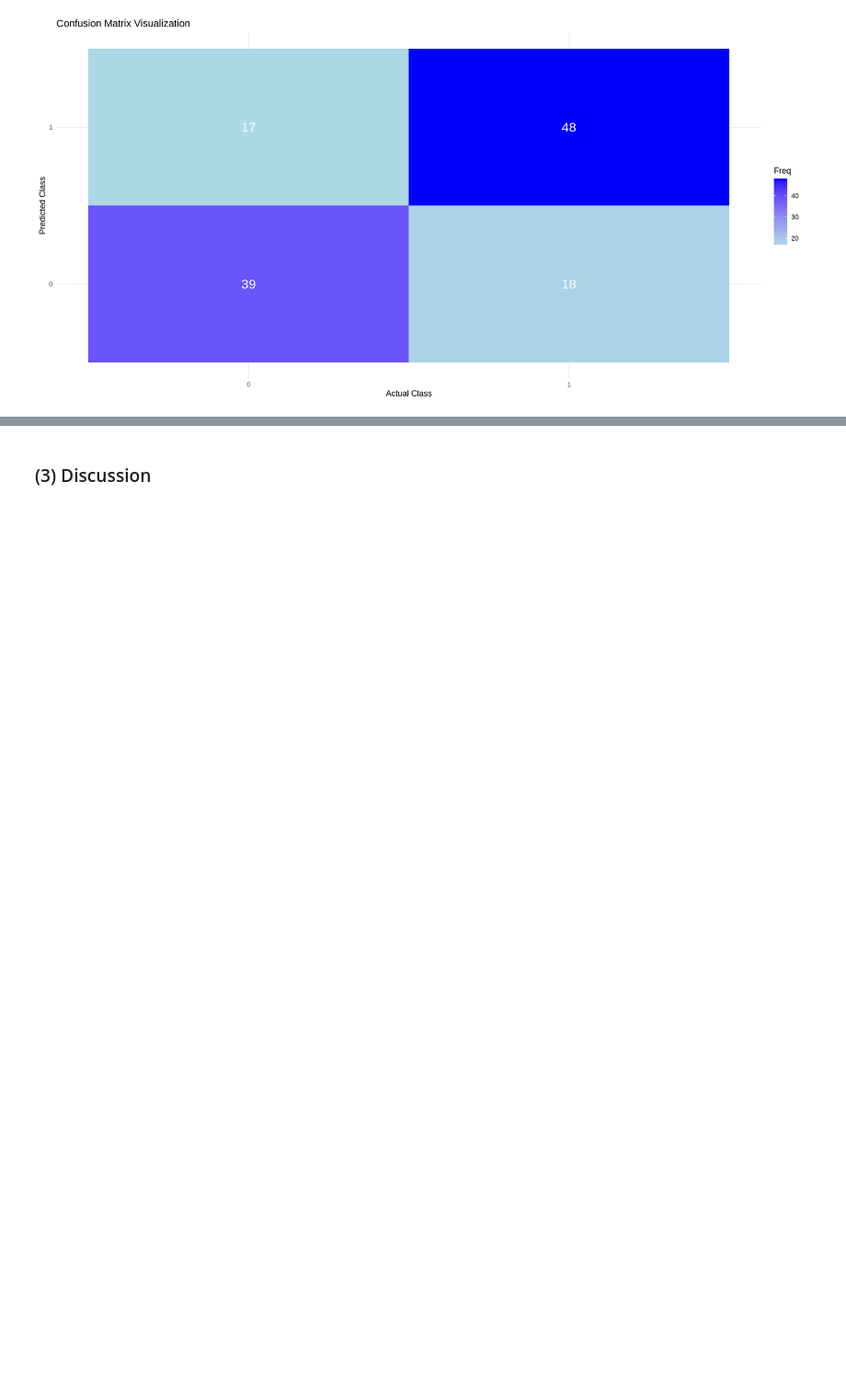
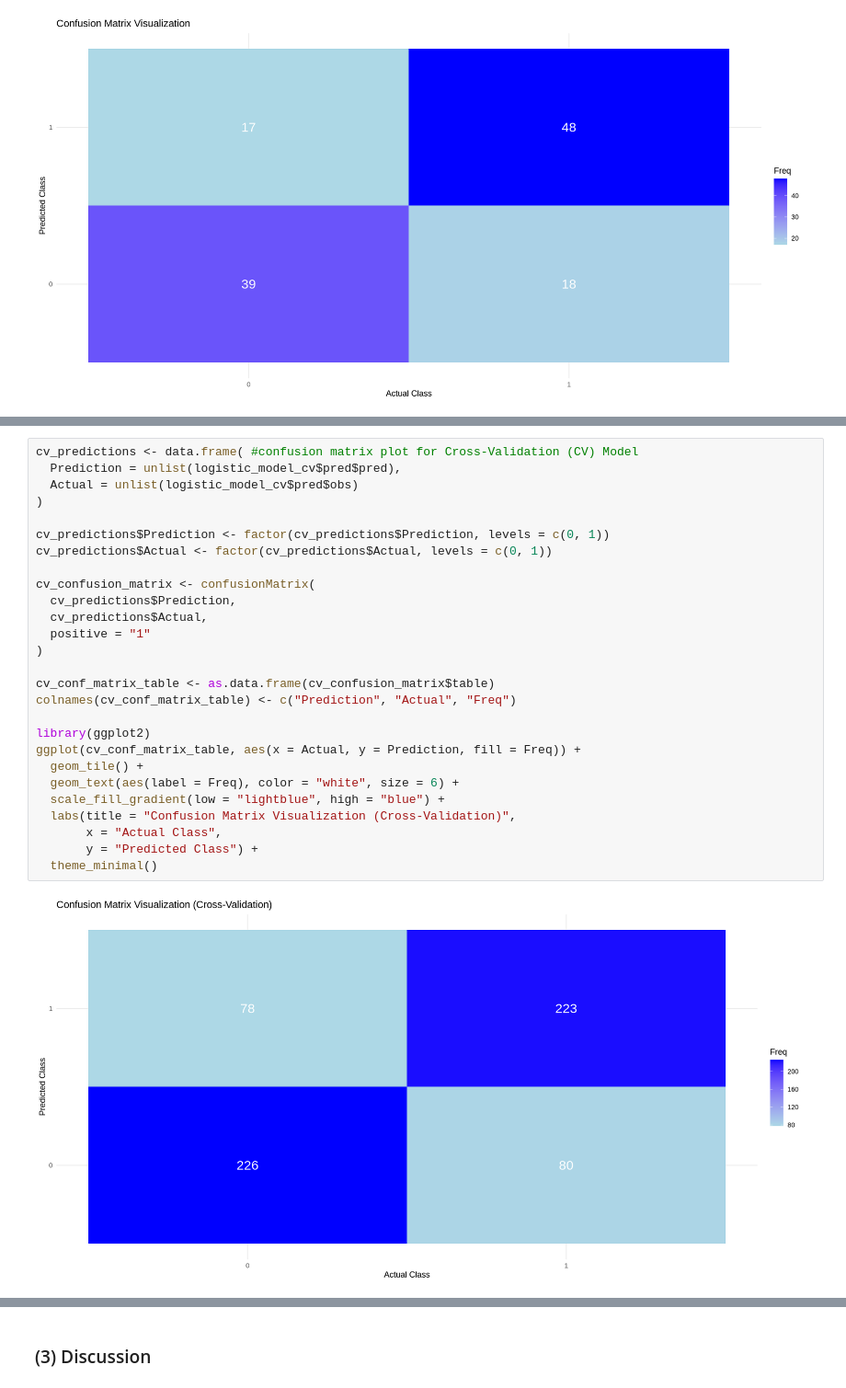
Before and after one commit to Gurman-Bal/Stat301, a Jupyter notebook: Final Report.ipynb, the cells around one changed output, grey strips where cells are left out. Shown at 92% size. Saved outputs shown, nothing was run; the diff lists cells and outputs as text; blank space fills up the shorter version.

```diff
--- a/Final Report.ipynb
+++ b/Final Report.ipynb
@@ -308,3 +315,32 @@ ggplot(conf_matrix_table, aes(x = Actual, y = Prediction, fill = Freq)) +
+# %%
+cv_predictions <- data.frame( #confusion matrix plot for Cross-Validation (CV) Model
+  Prediction = unlist(logistic_model_cv$pred$pred),
+  Actual = unlist(logistic_model_cv$pred$obs)
+)
+
+cv_predictions$Prediction <- factor(cv_predictions$Prediction, levels = c(0, 1))
+cv_predictions$Actual <- factor(cv_predictions$Actual, levels = c(0, 1))
+
+cv_confusion_matrix <- confusionMatrix(
+  cv_predictions$Prediction,
+  cv_predictions$Actual,
+  positive = "1"
+)
+
+cv_conf_matrix_table <- as.data.frame(cv_confusion_matrix$table)
+colnames(cv_conf_matrix_table) <- c("Prediction", "Actual", "Freq")
+
+library(ggplot2)
+ggplot(cv_conf_matrix_table, aes(x = Actual, y = Prediction, fill = Freq)) +
+  geom_tile() +
+  geom_text(aes(label = Freq), color = "white", size = 6) +
+  scale_fill_gradient(low = "lightblue", high = "blue") +
+  labs(title = "Confusion Matrix Visualization (Cross-Validation)",
+       x = "Actual Class",
+       y = "Predicted Class") +
+  theme_minimal()
+# %% [output]
+[figure, added]
 # %% [markdown]
 Based on the confusion matrix derived from cross-validation, we can extract the following insights:
 
```
Also changed, not shown: parts of 4 cells of this notebook, 1 other file.
